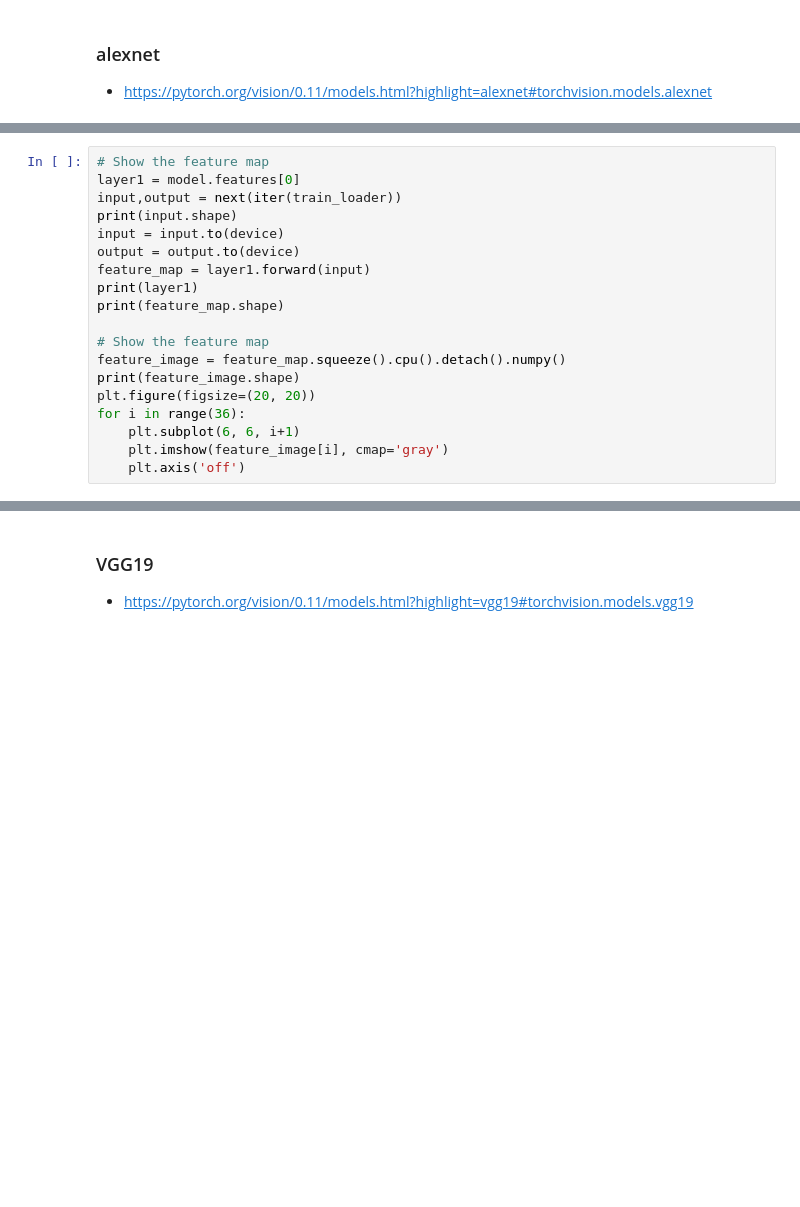
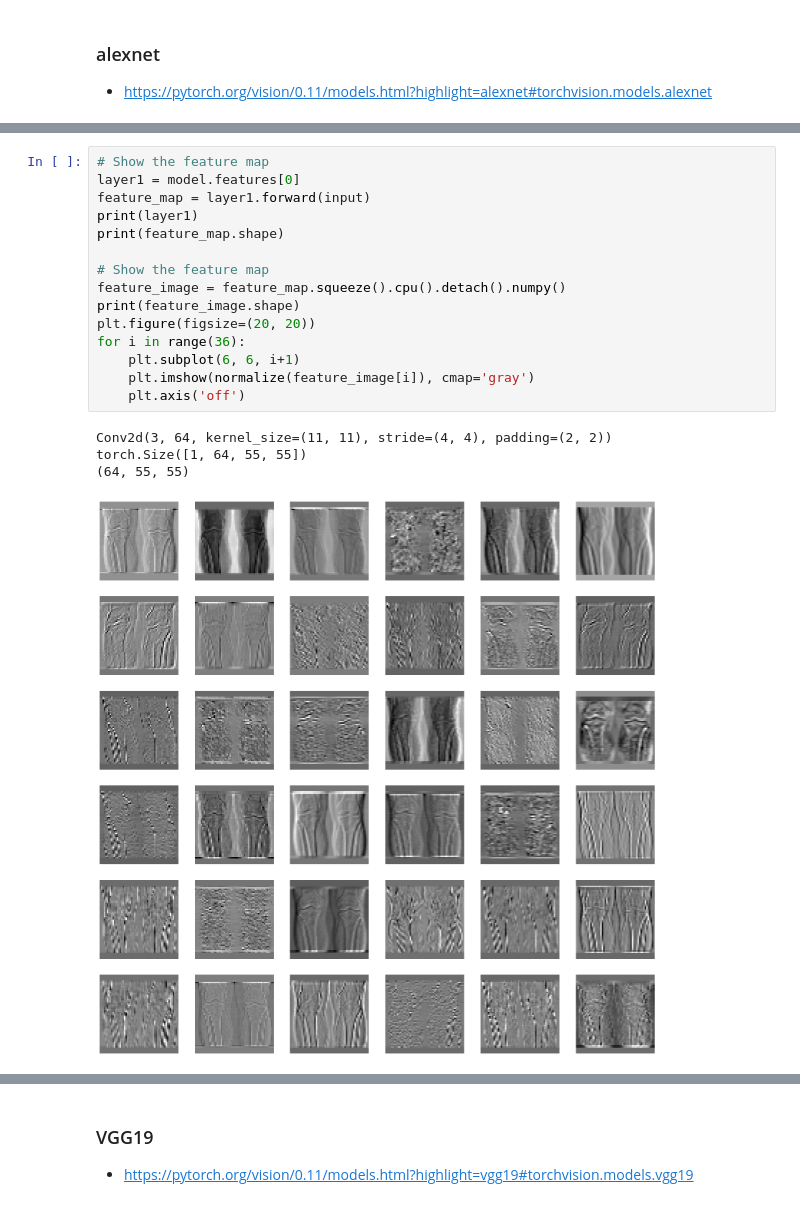
Before and after one commit to cvyancheng/DL_FinalProject, a Jupyter notebook: main.ipynb, the cells around one changed output, grey strips where cells are left out. Saved outputs shown, nothing was run; the diff lists cells and outputs as text; blank space fills up the shorter version.

```diff
--- a/main.ipynb
+++ b/main.ipynb
@@ -128,19 +179,20 @@ Inference time: 16.2609 milliseconds
 # %%
 # Show the feature map
 layer1 = model.features[0]
-input,output = next(iter(train_loader))
-print(input.shape)
-input = input.to(device)
-output = output.to(device)
 feature_map = layer1.forward(input)
 print(layer1)
 print(feature_map.shape)
 
 # Show the feature map
 feature_image = feature_map.squeeze().cpu().detach().numpy()
 print(feature_image.shape)
 plt.figure(figsize=(20, 20))
 for i in range(36):
     plt.subplot(6, 6, i+1)
-    plt.imshow(feature_image[i], cmap='gray')
+    plt.imshow(normalize(feature_image[i]), cmap='gray')
     plt.axis('off')
+# %% [output]
+Conv2d(3, 64, kernel_size=(11, 11), stride=(4, 4), padding=(2, 2))
+torch.Size([1, 64, 55, 55])
+(64, 55, 55)
+[figure, added]
```
Also changed, not shown: parts of 39 cells of this notebook.
